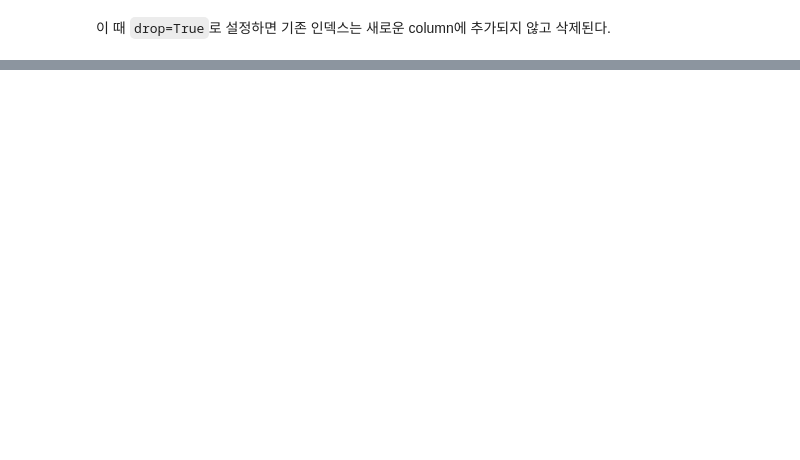
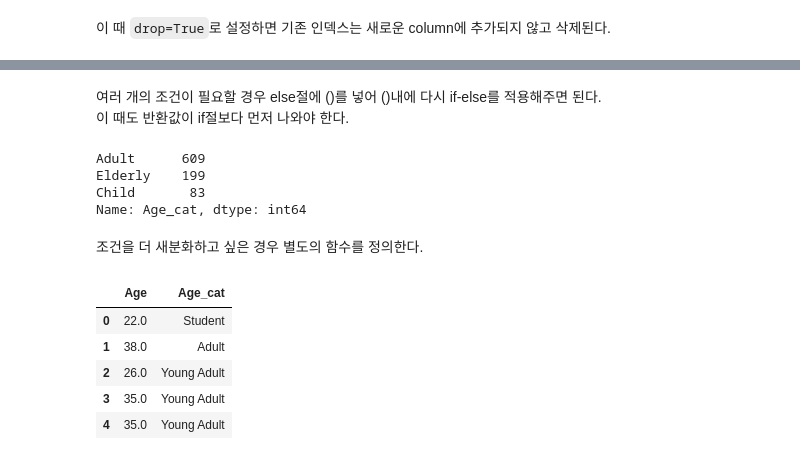
Before and after one commit to CoodingPenguin/cuai-ml-study, a Jupyter notebook: Chapter 01/Pandas.ipynb, the cells around one changed output, grey strips where cells are left out. Cells and saved outputs as stored; diff of their text form; code cells hidden in the pictures; blank space fills up the shorter version.

```diff
--- a/Chapter 01/Pandas.ipynb
+++ b/Chapter 01/Pandas.ipynb
@@ -429,0 +647,4 @@ new_value_cnts 객체 변수 타입 :  <class 'pandas.core.frame.DataFrame'>
+# %%
+titanic_df['Age'] = titanic_df['Age'].fillna(titanic_df['Age'].mean())
+titanic_df['Embarked'] = titanic_df['Embarked'].fillna('S')
+titanic_df.isna().sum()
@@ -429,0 +685,3 @@ new_value_cnts 객체 변수 타입 :  <class 'pandas.core.frame.DataFrame'>
+# %%
+titanic_df['Name_len'] = titanic_df['Name'].apply(lambda x : len(x))      # Name_len column을 추가
+titanic_df[['Name', 'Name_len']].head(3)
@@ -429,0 +696,3 @@ new_value_cnts 객체 변수 타입 :  <class 'pandas.core.frame.DataFrame'>
+# %%
+titanic_df['Child_Adult'] = titanic_df['Age'].apply(lambda x : 'Child' if x<=15 else 'Adult')
+titanic_df[['Age', 'Child_Adult']].head(8)
@@ -429,0 +709,38 @@ new_value_cnts 객체 변수 타입 :  <class 'pandas.core.frame.DataFrame'>
+# %% [markdown]
+여러 개의 조건이 필요할 경우 else절에 ()를 넣어 ()내에 다시 if-else를 적용해주면 된다.
+이 때도 반환값이 if절보다 먼저 나와야 한다.
+# %%
+titanic_df['Age_cat'] = titanic_df['Age'].apply(lambda x:'Child' if x<=15 else ('Adult' if x<=60 else 'Elderly'))
+titanic_df['Age_cat'].value_counts()
+# %% [output]
+Adult      609
+Elderly    199
+Child       83
+Name: Age_cat, dtype: int64
+# %% [markdown]
+조건을 더 새분화하고 싶은 경우 별도의 함수를 정의한다.
+# %%
+# 나이에 따라 세분화된 분류를 수행하는 함수
+def get_category(age):
+    cat = ''
+    if age <= 5: cat = 'Baby'
+    elif age <= 12: cat = 'Child'
+    elif age <= 18: cat = 'Teenager'
+    elif age <= 25: cat = 'Student'
+    elif age <= 35: cat = 'Young Adult'
+    elif age <= 60: cat = 'Adult'
+    else: cat = 'Elderly'
+
+    return cat
+
+# lambda 식에 위에서 생성한 get_category() 함수를 반환값으로 지정
+# get_category(X)는 입력값으로 'Age' column 값을 받아서 해당하는 cat 반환
+titanic_df['Age_cat'] = titanic_df['Age'].apply(lambda x : get_category(x))
+titanic_df[['Age', 'Age_cat']].head()
+# %% [output]
+|  | Age | Age_cat |
+| 0 | 22.0 | Student |
+| 1 | 38.0 | Adult |
+| 2 | 26.0 | Young Adult |
+| 3 | 35.0 | Young Adult |
+| 4 | 35.0 | Young Adult |
```
Also changed, not shown: parts of 68 cells of this notebook, 6 other files.
